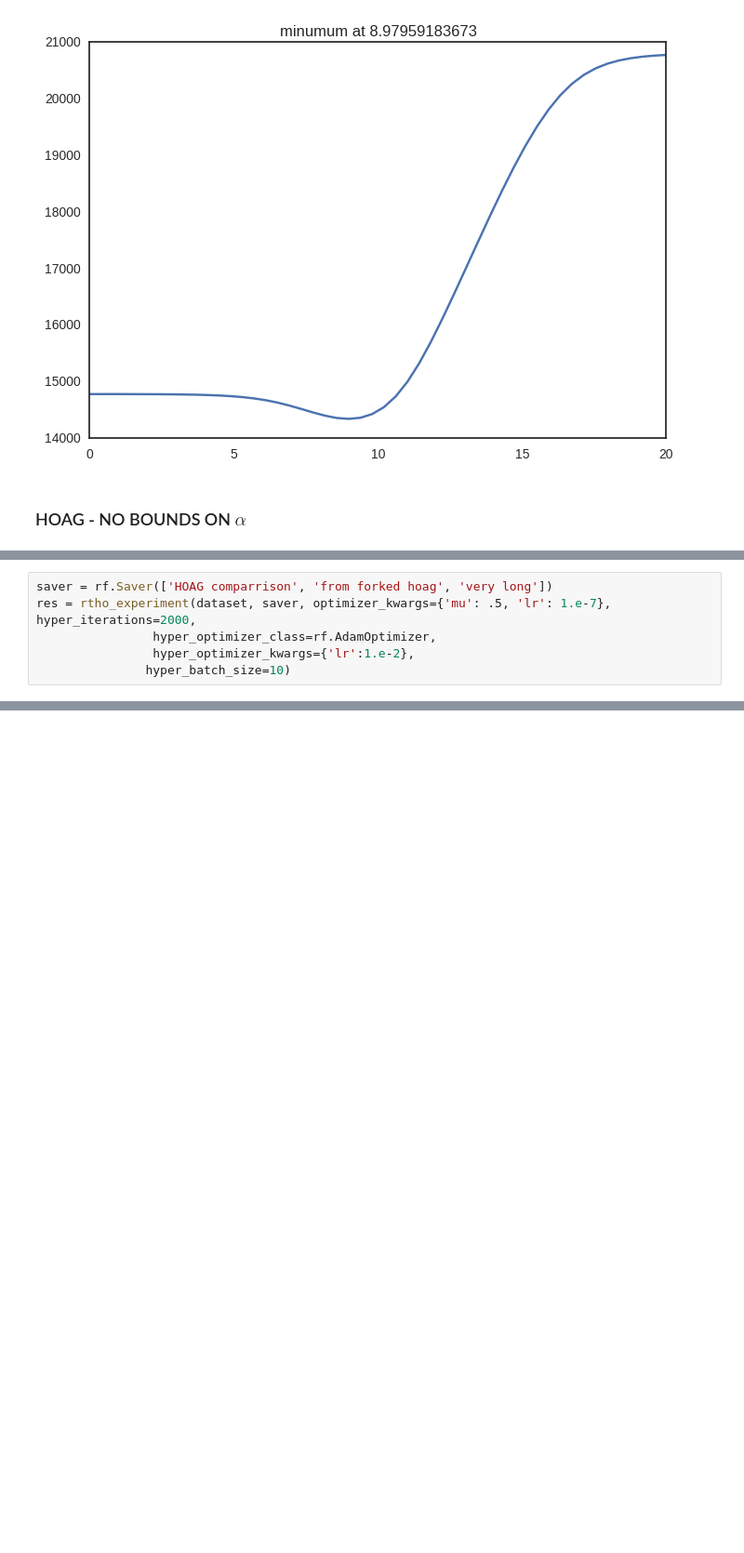
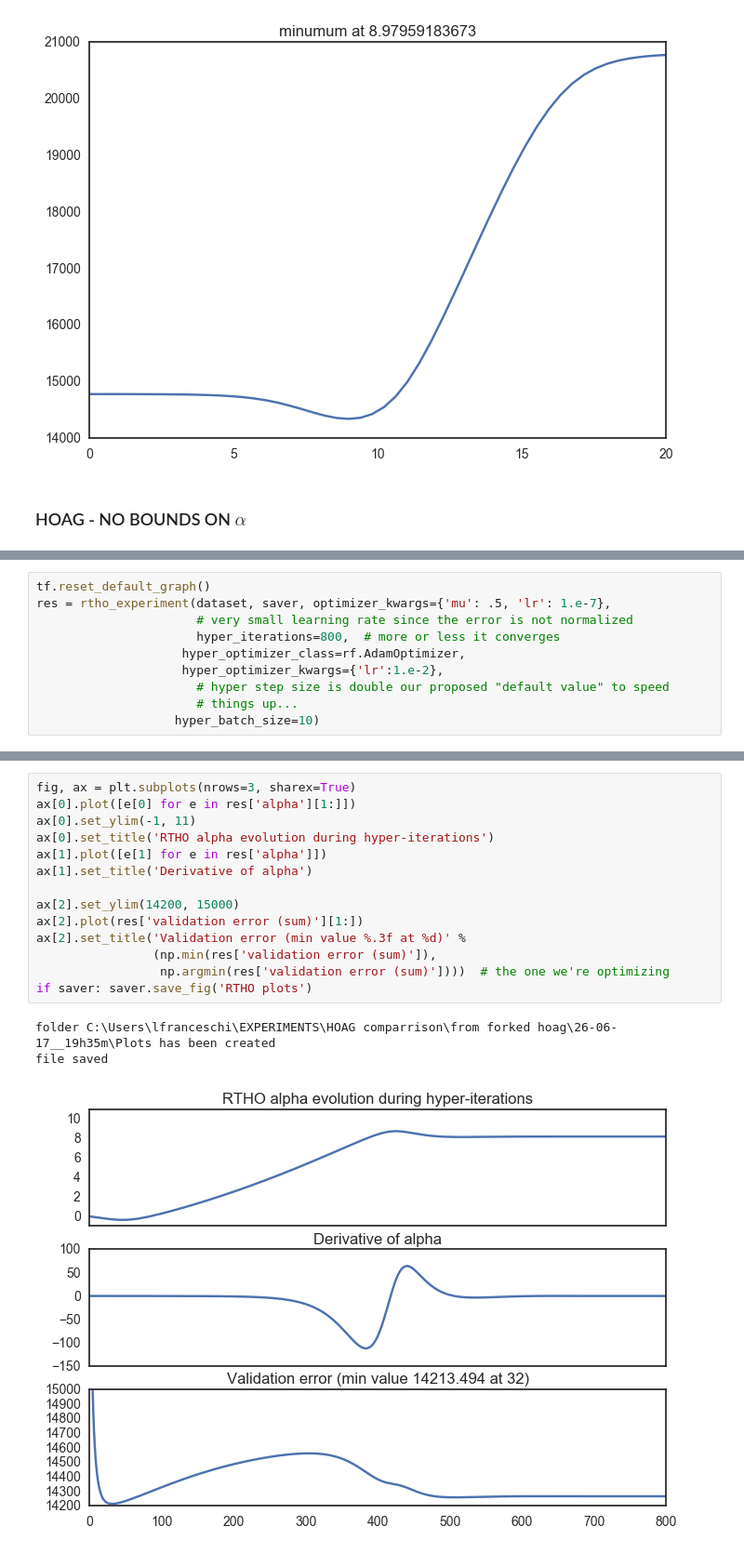
Before and after one commit to lucfra/hoag, a Jupyter notebook: experiments.ipynb, the cells around one changed output, grey strips where cells are left out. Shown: that part at 93% size. Cells and saved outputs as stored; diff of their text form; blank space fills up the shorter version.

```diff
--- a/experiments.ipynb
+++ b/experiments.ipynb
@@ -73,7 +95,11 @@ Experiment save directory is  /media/luca/DATA/EXPERIMENTS
 # %%
-saver = rf.Saver(['HOAG comparrison', 'from forked hoag', 'very long'])
-res = rtho_experiment(dataset, saver, optimizer_kwargs={'mu': .5, 'lr': 1.e-7}, hyper_iterations=2000,
-                hyper_optimizer_class=rf.AdamOptimizer,
-                hyper_optimizer_kwargs={'lr':1.e-2},
-               hyper_batch_size=10)
+tf.reset_default_graph()
+res = rtho_experiment(dataset, saver, optimizer_kwargs={'mu': .5, 'lr': 1.e-7},
+                      # very small learning rate since the error is not normalized
+                      hyper_iterations=800,  # more or less it converges
+                    hyper_optimizer_class=rf.AdamOptimizer,
+                    hyper_optimizer_kwargs={'lr':1.e-2},
+                      # hyper step size is double our proposed "default value" to speed
+                      # things up...
+                   hyper_batch_size=10)
 # %% [output]
@@ -96,0 +123,18 @@ File saved!
+# %%
+fig, ax = plt.subplots(nrows=3, sharex=True)
+ax[0].plot([e[0] for e in res['alpha'][1:]])
+ax[0].set_ylim(-1, 11)
+ax[0].set_title('RTHO alpha evolution during hyper-iterations')
+ax[1].plot([e[1] for e in res['alpha']])
+ax[1].set_title('Derivative of alpha')
+
+ax[2].set_ylim(14200, 15000)
+ax[2].plot(res['validation error (sum)'][1:])
+ax[2].set_title('Validation error (min value %.3f at %d)' %
+                (np.min(res['validation error (sum)']),
+                 np.argmin(res['validation error (sum)'])))  # the one we're optimizing
+if saver: saver.save_fig('RTHO plots')
+# %% [output]
+folder C:\Users\lfranceschi\EXPERIMENTS\HOAG comparrison\from forked hoag\26-06-17__19h35m\Plots has been created
+file saved
+[figure, added]
```
Also changed, not shown: parts of 7 cells of this notebook, 1 other file.
